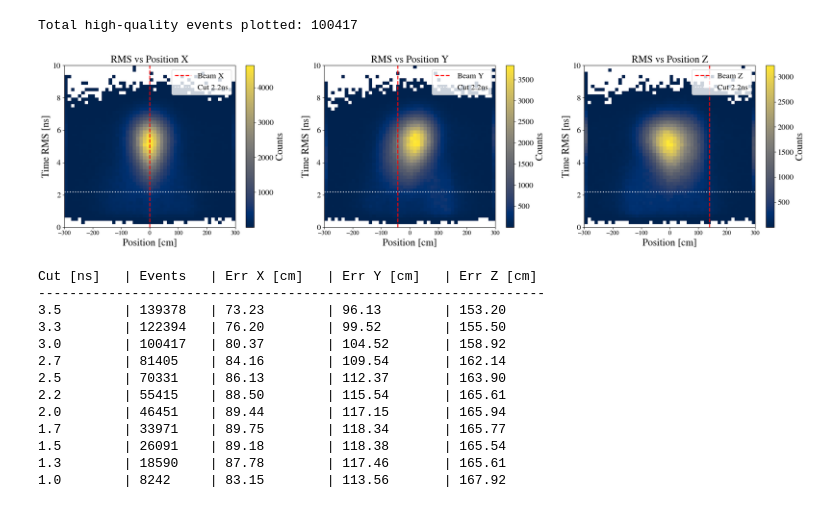
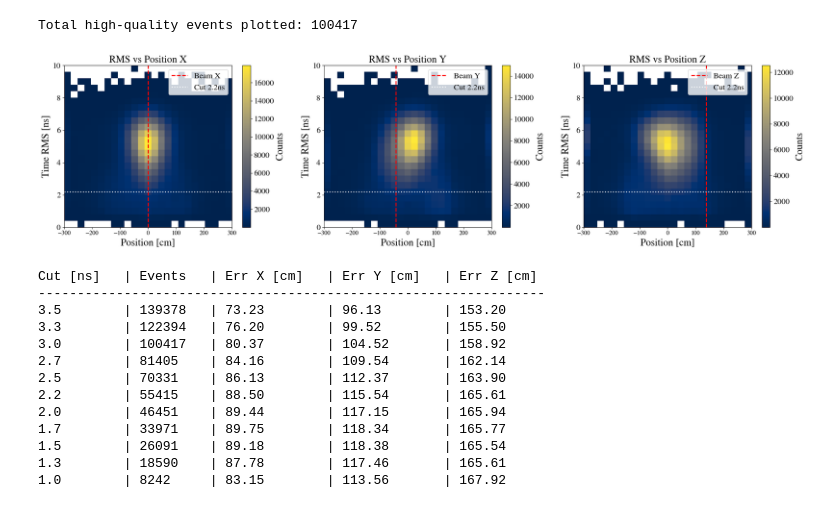
Before and after one commit to elenaramos44/9Li_analysis, a Jupyter notebook: notebooks/multilat_vertex.ipynb, the cells around one changed output. Drawn from its saved outputs; the diff is of its cells as text; code cells hidden in the pictures.

```diff
--- a/notebooks/multilat_vertex.ipynb
+++ b/notebooks/multilat_vertex.ipynb
@@ -154,0 +331,10 @@ plt.show()
+# %%
+# Convert nanoseconds to milliseconds
+df_all['t_window_start_rel_ms'] = df_all['t_window_start_rel_ns'] / 1e6
+
+# Filter for successful fits to ensure tRMS and Chi2 values are meaningful
+# Adjust t_rms < 15 if you want to see a wider or narrower range
+mask = df_all['fit_success'] == True
+df_filtered = df_all[mask]
+
+print(f"Events ready for plotting: {len(df_filtered)}")
@@ -154,0 +361,32 @@ plt.show()
+# %%
+# --- 2. 3D PLOTTING ---
+fig = plt.figure(figsize=(16, 10))
+ax = fig.add_subplot(111, projection='3d')
+
+# Using the correct column names from your list:
+# 't_window_start_rel_ms' (created), 'nHits' (capital H), 'time_rms'
+plot_sample = df_filtered
+
+scatter = ax.scatter(plot_sample['t_window_start_rel_ms'],
+                     plot_sample['nHits'],
+                     plot_sample['time_rms'],
+                     c=plot_sample['time_rms'],
+                     cmap='plasma',
+                     alpha=0.5,
+                     s=10)
+
+# Labels and Formatting
+ax.set_xlabel('relative time from Li9 trigger [ms]', fontsize=16, labelpad=15)
+ax.set_ylabel('nHits', fontsize=16, labelpad=15)
+ax.set_zlabel('\ntRMS [ns]', fontsize=16, labelpad=15)
+ax.set_title('3D - tRMS vs relative time', fontsize=22, pad=20)
+
+# Colorbar for the tRMS dimension
+cbar = fig.colorbar(scatter, ax=ax, shrink=0.5, aspect=15, pad=0.1)
+cbar.set_label('tRMS [ns]', fontsize=14)
+
+# Adjusting the view to see the 9Li decay profile clearly (Time vs nHits)
+ax.view_init(elev=25, azim=-60)
+
+plt.tight_layout()
+plt.show()
@@ -295,40 +535,40 @@ OPTIMAL_CUT = 2.2
 
 # --- 2. PLOT CONFIGURATION ---
 fig, axs = plt.subplots(1, 3, figsize=(22, 6))
-BINS = 50
+BINS = 25
 RMS_LIMIT = 10
 POS_LIMIT = 300
 
 # Subplot 1: RMS vs X
 h1 = axs[0].hist2d(df_diag['vertex_x'], df_diag['time_rms'], bins=BINS,
                    range=[[-POS_LIMIT, POS_LIMIT], [0, RMS_LIMIT]], cmap='cividis', cmin=1)
 axs[0].axvline(beam[0], color='red', linestyle='--', linewidth=2, label='Beam X')
 axs[0].set_title('RMS vs Position X')
 
 # Subplot 2: RMS vs Y
 h2 = axs[1].hist2d(df_diag['vertex_y'], df_diag['time_rms'], bins=BINS,
                    range=[[-POS_LIMIT, POS_LIMIT], [0, RMS_LIMIT]], cmap='cividis', cmin=1)
 axs[1].axvline(beam[1], color='red', linestyle='--', linewidth=2, label='Beam Y')
 axs[1].set_title('RMS vs Position Y')
 
 # Subplot 3: RMS vs Z
 h3 = axs[2].hist2d(df_diag['vertex_z'], df_diag['time_rms'], bins=BINS,
                    range=[[-POS_LIMIT, POS_LIMIT], [0, RMS_LIMIT]], cmap='cividis', cmin=1)
 axs[2].axvline(beam[2], color='red', linestyle='--', linewidth=2, label='Beam Z')
 axs[2].set_title('RMS vs Position Z')
 
 # Aesthetics and Threshold marker
 for i, ax in enumerate(axs):
     ax.axhline(OPTIMAL_CUT, color='white', linestyle=':', linewidth=2, label=f'Cut {OPTIMAL_CUT}ns')
     ax.set_xlabel('Position [cm]')
     ax.set_ylabel('Time RMS [ns]')
     ax.legend(loc='upper right')
     plt.colorbar([h1, h2, h3][i][3], ax=ax, label='Counts')
 
 plt.tight_layout()
 plt.show()
 # %% [output]
-[figure, old version]
+[figure, new version]
 # %%
 def test_cuts_3d(cut_list):
     # Beam pipe target coordinates
```
Also changed, not shown: parts of 15 cells of this notebook, 4 other files.
